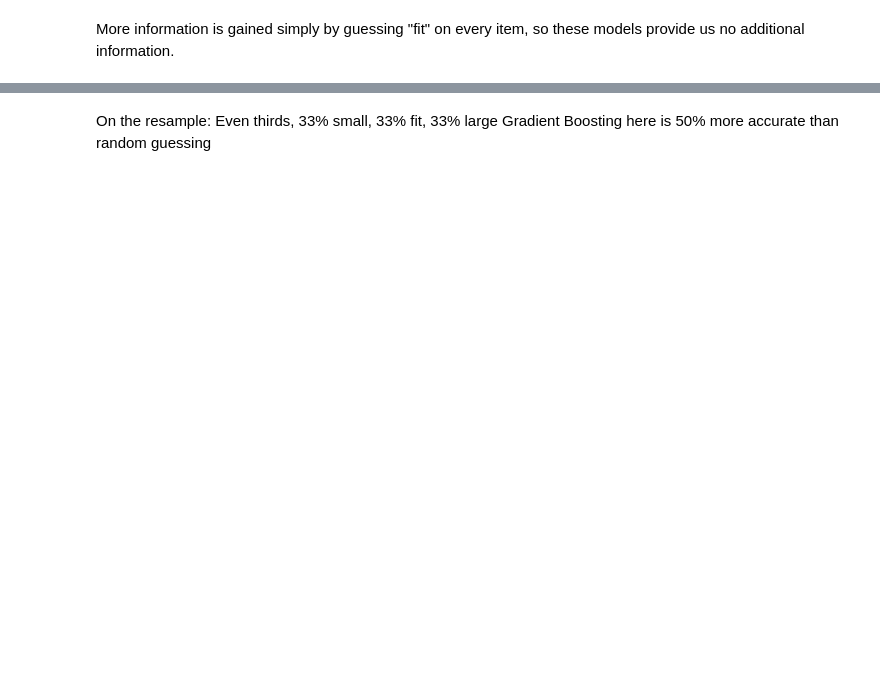
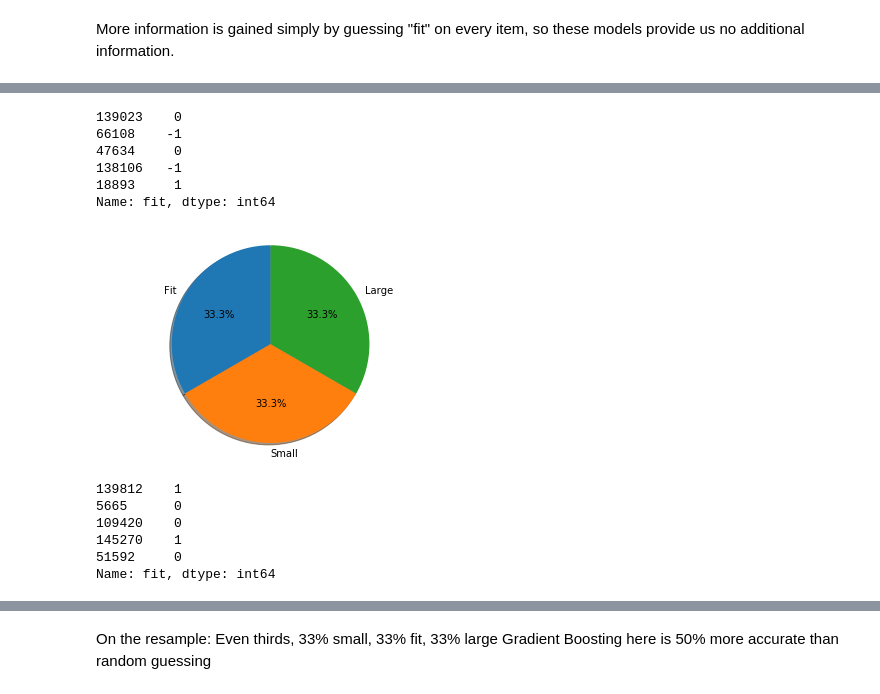
Before and after one commit to mdsvoren/eecs731-final-project, a Jupyter notebook: notebooks/Classification.ipynb, the cells around one changed output, grey strips where cells are left out. Saved outputs shown, nothing was run; the diff lists cells and outputs as text; code cells hidden in the pictures; blank space fills up the shorter version.

```diff
--- a/notebooks/Classification.ipynb
+++ b/notebooks/Classification.ipynb
@@ -186,0 +250,29 @@ Y_test_resampled = Y_test_resampled.map(fit_to_int)
+# %%
+Y_train_resampled.head()
+# %% [output]
+139023    0
+66108    -1
+47634     0
+138106   -1
+18893     1
+Name: fit, dtype: int64
+# %%
+ytr = list(Y_train_resampled)
+sizes = [len([x for x in ytr if x == 0]), len([x for x in ytr if x == -1]), len([x for x in ytr if x == 1])]
+labels = ["Fit", "Small", "Large"]
+import matplotlib.pyplot as plt
+fig1, ax1 = plt.subplots()
+ax1.pie(sizes, labels=labels, autopct='%1.1f%%', shadow=True, startangle=90)
+ax1.axis('equal')
+plt.show()
+# %% [output]
+[figure, added]
+# %%
+Y_test_resampled.head()
+# %% [output]
+139812    1
+5665      0
+109420    0
+145270    1
+51592     0
+Name: fit, dtype: int64
```
Also changed, not shown: parts of 50 cells of this notebook.
